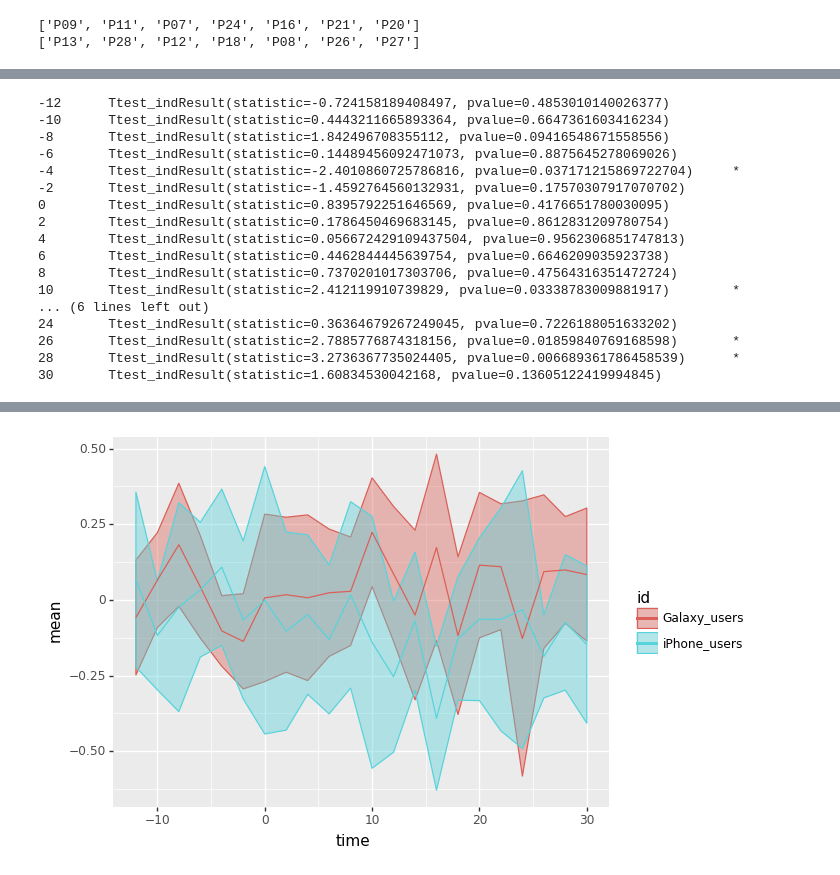
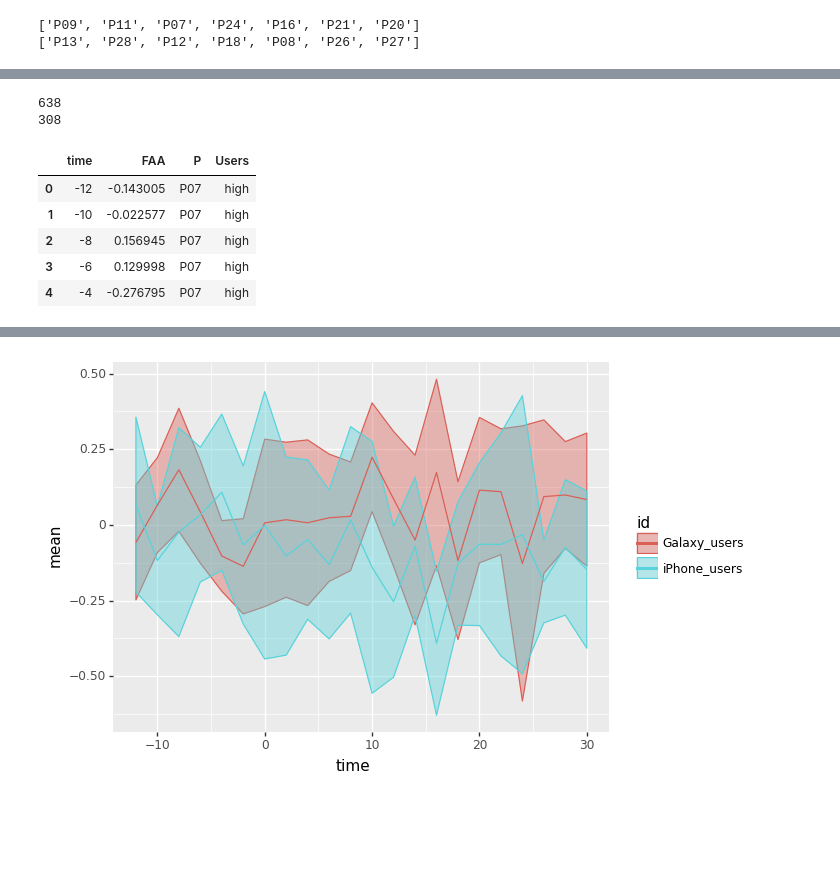
Before and after one commit to BrainNim/BrainScience, a Jupyter notebook: article_graph.ipynb, the cells around one changed output, grey strips where cells are left out. Saved outputs shown, nothing was run; the diff lists cells and outputs as text; code cells hidden in the pictures; blank space fills up the shorter version.

```diff
--- a/article_graph.ipynb
+++ b/article_graph.ipynb
@@ -333,26 +322,21 @@ ggplot(merge_df, aes(x = 'time', y = 'mean', color = 'id', fill = 'id'))
-# %%
-#구간 별 t-test 결과
-for i in range(len(df1)):
-    tTestResult = stats.ttest_ind(df1[p_list0].iloc[i], df1[p_list1].iloc[i], equal_var=False)
-    if tTestResult[1] < 0.05:
-        print(math.ceil(df1['time'].iloc[i]),'\t',tTestResult, '\t', '*')
-    else:
-        print(math.ceil(df1['time'].iloc[i]),'\t',tTestResult)
-# %% [output]
--12      Ttest_indResult(statistic=-0.724158189408497, pvalue=0.4853010140026377)
--10      Ttest_indResult(statistic=0.4443211665893364, pvalue=0.6647361603416234)
--8       Ttest_indResult(statistic=1.842496708355112, pvalue=0.09416548671558556)
--6       Ttest_indResult(statistic=0.14489456092471073, pvalue=0.8875645278069026)
--4       Ttest_indResult(statistic=-2.4010860725786816, pvalue=0.037171215869722704)     *
--2       Ttest_indResult(statistic=-1.4592764560132931, pvalue=0.17570307917070702)
-0        Ttest_indResult(statistic=0.8395792251646569, pvalue=0.4176651780030095)
-2        Ttest_indResult(statistic=0.1786450469683145, pvalue=0.8612831209780754)
-4        Ttest_indResult(statistic=0.056672429109437504, pvalue=0.9562306851747813)
-6        Ttest_indResult(statistic=0.4462844445639754, pvalue=0.6646209035923738)
-8        Ttest_indResult(statistic=0.7370201017303706, pvalue=0.47564316351472724)
-10       Ttest_indResult(statistic=2.412119910739829, pvalue=0.03338783009881917)        *
-... (6 lines left out)
-24       Ttest_indResult(statistic=0.36364679267249045, pvalue=0.7226188051633202)
-26       Ttest_indResult(statistic=2.7885776874318156, pvalue=0.01859840769168598)       *
-28       Ttest_indResult(statistic=3.2736367735024405, pvalue=0.006689361786458539)      *
-30       Ttest_indResult(statistic=1.60834530042168, pvalue=0.13605122419994845)
+# %%
+# label 칼럼 생성
+T_df = df.copy()
+T_df[label]= None
+print(len(T_df))
+T_df.head()
+
+# T_df에서 label 칼럼에 알맞은 그룹 라벨링
+T_df[label] = T_df['P'].apply(lambda x : group_list[0] if x in p_list0 else (group_list[1] if x in p_list1 else 0))
+T_df = T_df[T_df[label] != 0]
+print(len(T_df))
+T_df.head()
+# %% [output]
+638
+308
+|  | time | FAA | P | Users |
+| 0 | -12 | -0.143005 | P07 | high |
+| 1 | -10 | -0.022577 | P07 | high |
+| 2 | -8 | 0.156945 | P07 | high |
+| 3 | -6 | 0.129998 | P07 | high |
+| 4 | -4 | -0.276795 | P07 | high |
```
Also changed, not shown: parts of 13 cells of this notebook.
